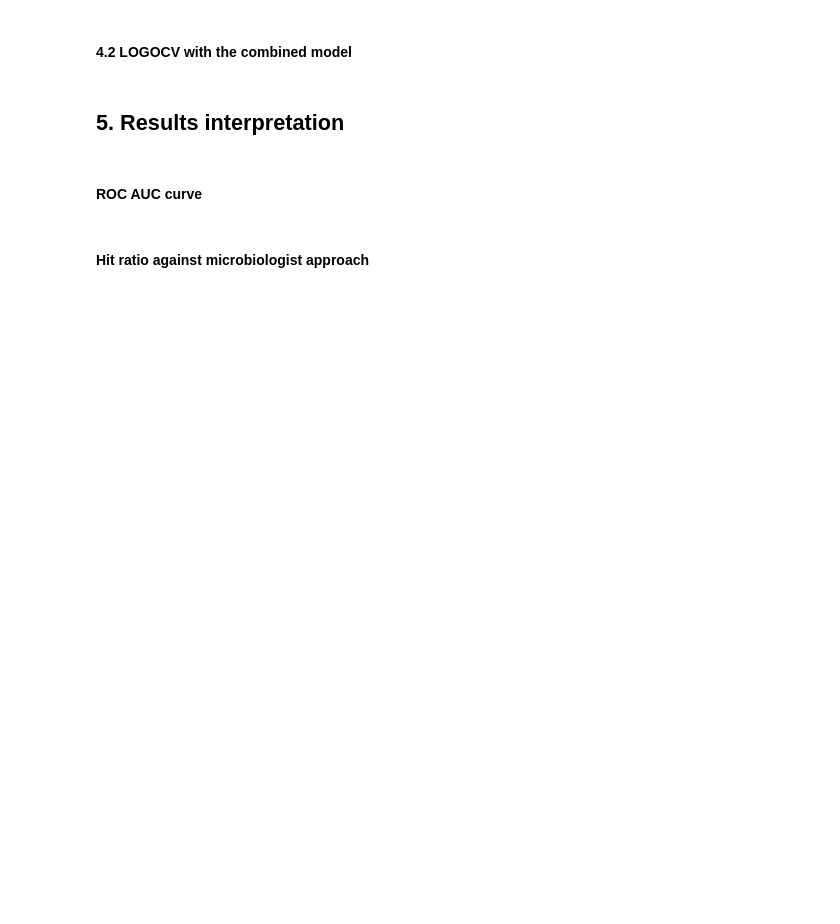
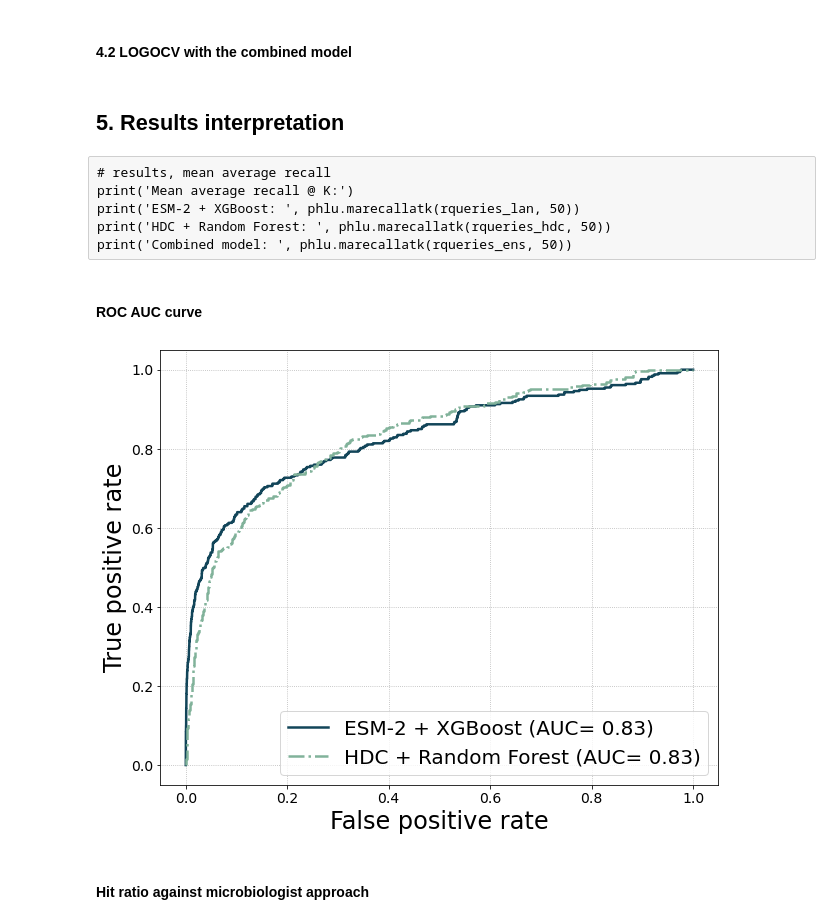
Before and after one commit to dimiboeckaerts/PhageHostLearn, a Jupyter notebook: code/phagehostlearn_training.ipynb, the cells around one changed output. Cells and saved outputs as stored; diff of their text form; code cells hidden in the pictures; blank space fills up the shorter version.

```diff
--- a/code/phagehostlearn_training.ipynb
+++ b/code/phagehostlearn_training.ipynb
@@ -93,4 +94,5 @@ phlf.compute_esm2_embeddings_loci(general_path, data_suffix=data_suffix)
 # %%
 rbp_embeddings_path = general_path+'/esm2_embeddings_rbp'+data_suffix+'.csv'
 loci_embeddings_path = general_path+'/esm2_embeddings_loci'+data_suffix+'.csv'
+hdc_embeddings_path = general_path+'/hdc_features'+data_suffix+'.txt'
 # %%
@@ -166,7 +183,7 @@ for train_index, test_index in logo.split(features_esm2, labels, groups_loci):
 pbar.close()
 # %%
 # save results
-logo_results = {'labels': label_list, 'scores_language': scores_lan}
+logo_results = {'labels': label_list, 'scores_language': scores_lan, 'scores_hdc': scores_hdc}
 with open(results_path+'/v3.4/combined_logocv_results_v34.pickle', 'wb') as f:
     pickle.dump(logo_results, f)
 # %% [markdown]
@@ -176,25 +193,40 @@ with open(results_path+'/v3.4/combined_logocv_results_v34.pickle', 'wb') as f:
 with open(results_path+'/v3.4/combined_logocv_results_v34.pickle', 'rb') as f:
     logo_results = pickle.load(f)
 scores_lan = logo_results['scores_language']
+scores_hdc = logo_results['scores_hdc']
 label_list = logo_results['labels']
 
 # compute performance
 rocaucs = []
 praucs = []
 rqueries_lan = []
+rqueries_hdc = []
+rqueries_ens = []
 random_guess = []
 for i in range(len(set(groups_loci))):
     score_lan = scores_lan[i]
+    score_hdc = scores_hdc[i]
+    score_ens = [phlu.uninorm(score_lan[j], score_hdc[j]) for j in range(len(score_lan))]
     y_test = label_list[i]
     try:
-            roc_auc = roc_auc_score(y_test, score_lan)
+            roc_auc = roc_auc_score(y_test, score_ens)
             rocaucs.append(roc_auc)
-            precision, recall, thresholds = precision_recall_curve(y_test, score_lan)
+            precision, recall, thresholds = precision_recall_curve(y_test, score_ens)
             praucs.append(round(auc(recall, precision), 3))
             ranked_lan = [x for _, x in sorted(zip(score_lan, y_test), reverse=True)]
+            ranked_hdc = [x for _, x in sorted(zip(score_hdc, y_test), reverse=True)]
+            ranked_ens = [x for _, x in sorted(zip(score_ens, y_test), reverse=True)]
             rqueries_lan.append(ranked_lan)
-            random_guess.append(random.sample(ranked_lan, len(ranked_lan)))
+            rqueries_hdc.append(ranked_hdc)
+            rqueries_ens.append(ranked_ens)
+            random_guess.append(random.sample(ranked_ens, len(ranked_ens)))
     except:
         pass
+# %% [raw]
+# results, mean average recall
+print('Mean average recall @ K:')
+print('ESM-2 + XGBoost: ', phlu.marecallatk(rqueries_lan, 50))
+print('HDC + Random Forest: ', phlu.marecallatk(rqueries_hdc, 50))
+print('Combined model: ', phlu.marecallatk(rqueries_ens, 50))
 # %% [markdown]
 #### ROC AUC curve
@@ -221,3 +233,37 @@ fig.savefig(results_path+'/v3.4/logocv_rocauc_svg.svg', format='svg', dpi=400)
+# %%
+# results, ROC AUC
+scores_ens = []
+for i in range(len(set(groups_loci))):
+    score_lan = scores_lan[i]
+    score_hdc = scores_hdc[i]
+    score_ens = [phlu.uninorm(score_lan[j], score_hdc[j]) for j in range(len(score_lan))]
+    scores_ens.append(score_ens)
+
+labels = np.concatenate(label_list).ravel()
+scoreslr = np.concatenate(scores_lan).ravel()
+scoreshr = np.concatenate(scores_hdc).ravel()
+scoreser = np.concatenate(scores_ens).ravel()
+
+fig, ax = plt.subplots(figsize=(10,8))
+fpr, tpr, thrs = roc_curve(labels, scoreslr)
+rauclr = round(auc(fpr, tpr), 3)
+ax.plot(fpr, tpr, c='#124559', linewidth=2.5, label='ESM-2 + XGBoost (AUC= '+str(rauclr)+')')
+fpr, tpr, thrs = roc_curve(labels, scoreshr)
+rauchr = round(auc(fpr, tpr), 3)
+ax.plot(fpr, tpr, c='#81B29A', linewidth=2.5, ls='-.', label='HDC + Random Forest (AUC= '+str(rauchr)+')')
+#fpr, tpr, thrs = roc_curve(labels, scoreser)
+#raucer = round(auc(fpr, tpr), 3)
+#ax.plot(fpr, tpr, c='#124559', linewidth=2.5, label='Combined model (AUC= '+str(raucer)+')')
+ax.set_xlabel('False positive rate', size=24)
+ax.set_ylabel('True positive rate', size=24)
+ax.legend(loc=4, prop={'size': 20})
+ax.grid(True, linestyle=':')
+ax.yaxis.set_tick_params(labelsize = 14)
+ax.xaxis.set_tick_params(labelsize = 14)
+fig.savefig(results_path+'/v3.4/logocv_rocauc_withHDC.png', dpi=400)
+fig.savefig(results_path+'/v3.4/logocv_rocauc_withHDC_svg.svg', format='svg', dpi=400)
+# %% [output]
+[figure, added]
 # %% [markdown]
 #### Hit ratio against microbiologist approach
 # %%
```
Also changed, not shown: parts of 25 cells of this notebook, 11 other files.
